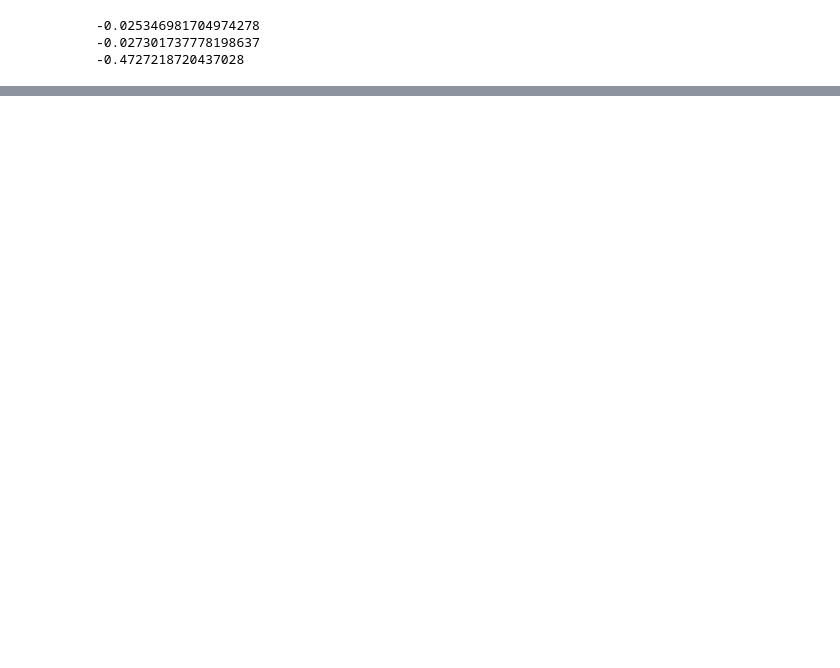
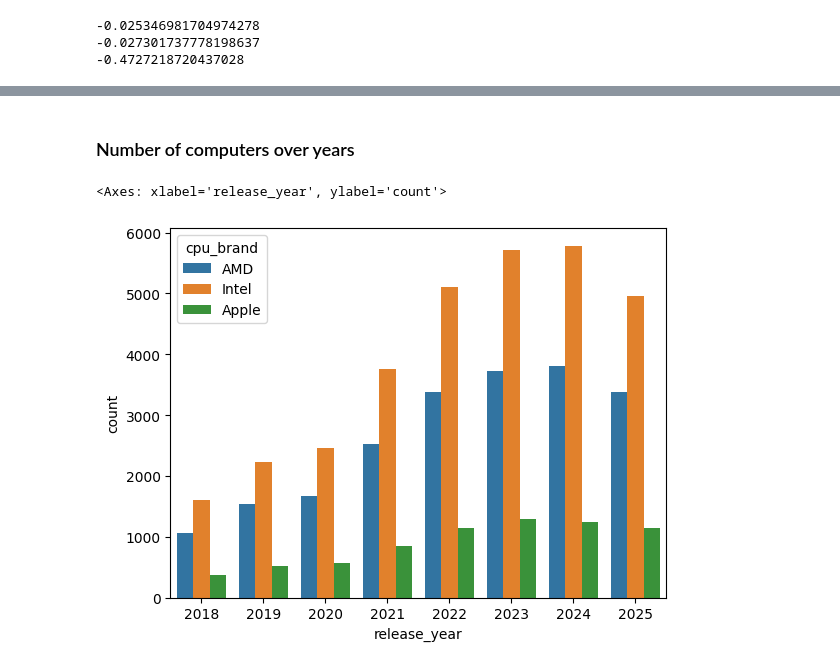
Before and after one commit to xeflore1/CSE478-Course-Project, a Jupyter notebook: dataset_eda.ipynb, the cells around one changed output, grey strips where cells are left out. Saved outputs shown, nothing was run; the diff lists cells and outputs as text; code cells hidden in the pictures; blank space fills up the shorter version.

```diff
--- a/dataset_eda.ipynb
+++ b/dataset_eda.ipynb
@@ -211,0 +237,9 @@ print(avg_cpu_ghz)
+# %% [markdown]
+### Number of computers over years
+# %%
+# data = data[data["form_factor"] != form_factor]
+# pdata = data[data["device_type"] == "Laptop"]
+sn.countplot(data = pdata, x = "release_year", hue="cpu_brand")
+# %% [output]
+<Axes: xlabel='release_year', ylabel='count'>
+[figure, added]
```
Also changed, not shown: parts of 9 cells of this notebook, 2 other files.
